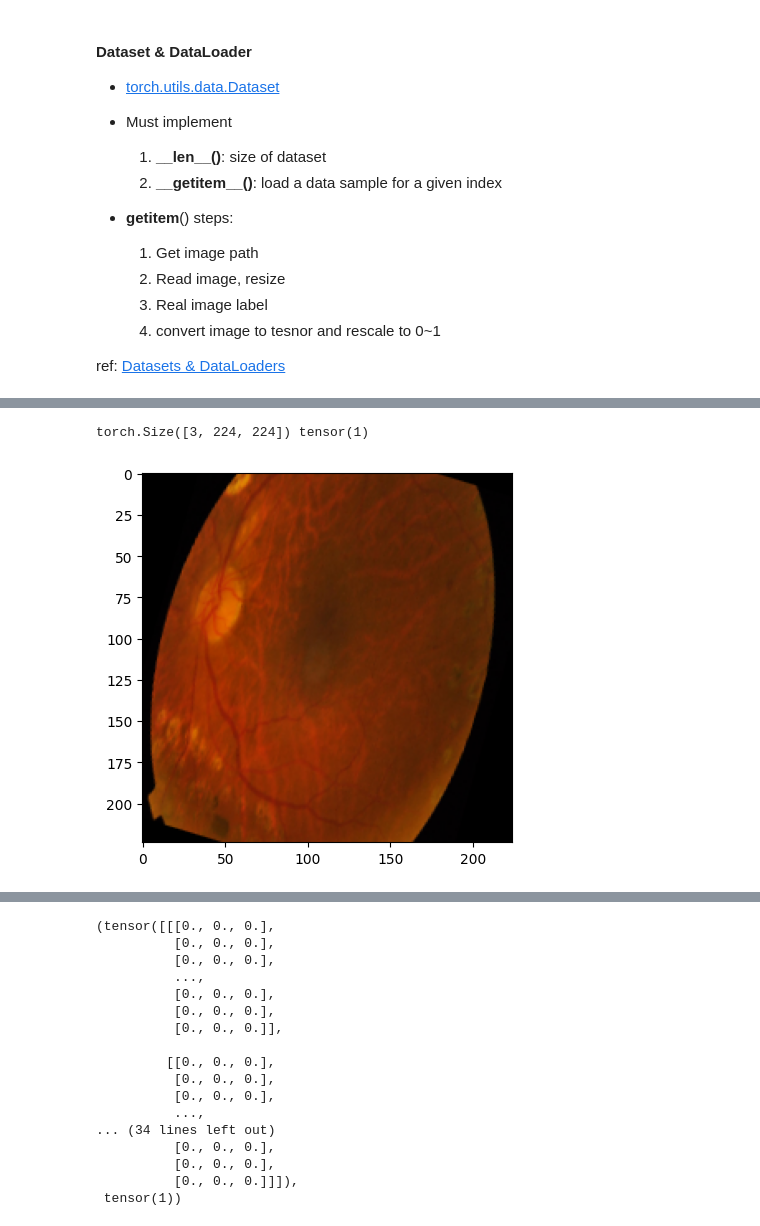
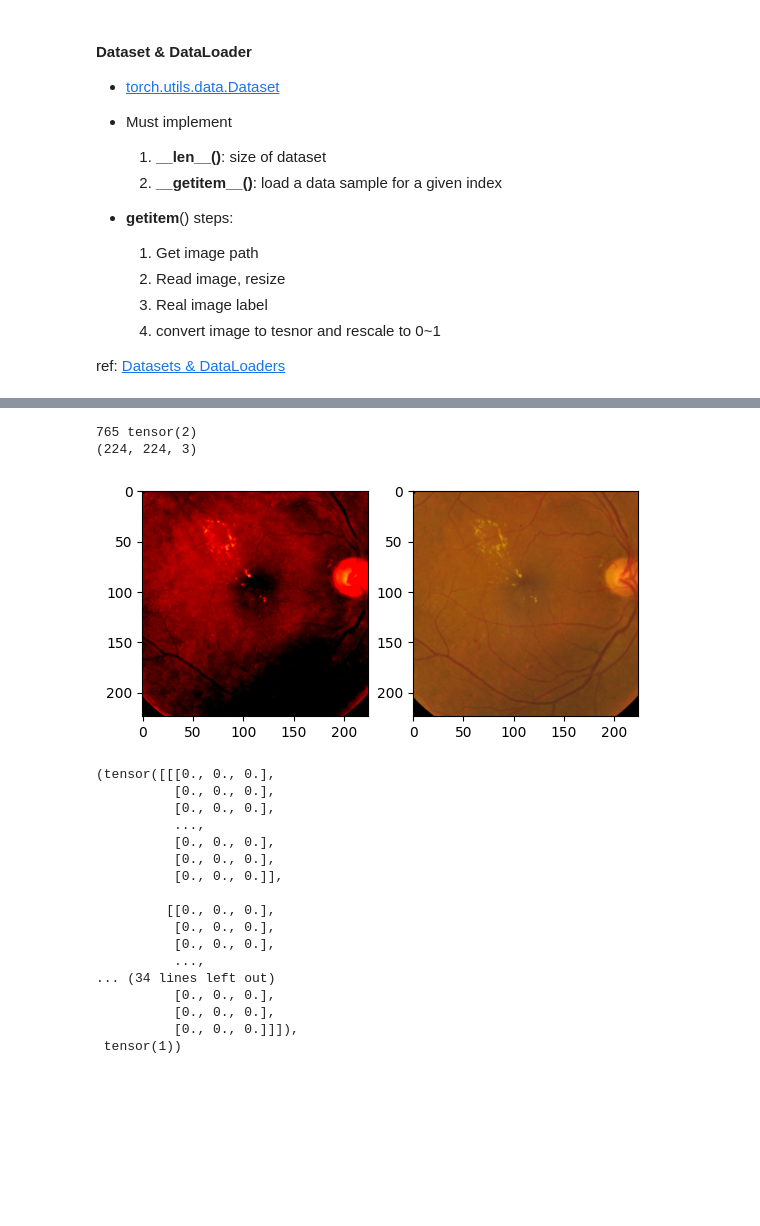
Before and after one commit to Wang-Chiawei/retina_CNN_practice, a Jupyter notebook: [HW]Retinopathy_classification.ipynb, the cells around one changed output, grey strips where cells are left out. Saved outputs shown, nothing was run; the diff lists cells and outputs as text; code cells hidden in the pictures; blank space fills up the shorter version.

```diff
--- a/[HW]Retinopathy_classification.ipynb
+++ b/[HW]Retinopathy_classification.ipynb
@@ -117,0 +123,3 @@ import imgaug as ia
+# %%
+transform = GoogLeNet_Weights.DEFAULT.transforms()
+transform
@@ -165,8 +203,8 @@ class Dataset(torch.utils.data.Dataset):
 # Build training and validation dataset
 df = pd.read_csv('kaggle_retina/train.csv')
 train_df, val_df = train_test_split(df, test_size=0.2, random_state=5566)
-train_ds = Dataset(paths, IMG_SIZE, train_df, aug=True)
-val_ds = Dataset(paths_test, IMG_SIZE, val_df,aug=False)
+train_ds = RetinaDataset(train_df, transform)
+val_ds = RetinaDataset(val_df, transform)
 # %%
 # Number of samples
 len(train_ds), len(val_ds)
@@ -179,13 +217,27 @@ BATCH_SIZE = 50
 train_loader = torch.utils.data.DataLoader(train_ds, BATCH_SIZE,
                                            shuffle=True)
 val_loader = torch.utils.data.DataLoader(val_ds, BATCH_SIZE)
-# %%
-img, label = train_ds[0]
-print(img.shape, label)
-
-img = img.permute(1, 2, 0) # (C, H, W) -> (H, W, C)
-plt.imshow(img)
-plt.show()
-# %% [output]
-torch.Size([3, 224, 224]) tensor(1)
-[figure, removed]
+# %%
+idx = np.random.randint(0, len(train_ds))
+img, label = train_ds[idx]
+print(idx, label)
+plt.subplot(1, 2, 1)
+plt.imshow(img.permute(1, 2, 0))
+
+# Convert back to original value
+img_raw = img.numpy().transpose(1, 2, 0) # (3, 256, 256) -> (256, 256, 3)
+mean = np.array([0.485, 0.456, 0.406])
+std = np.array([0.229, 0.224, 0.225])
+img_raw = std * img_raw + mean
+img_raw = np.clip(img_raw, 0, 1)
+print(img_raw.shape)
+plt.subplot(1, 2, 2)
+plt.imshow(img_raw)
+plt.show()
+# img, label = train_ds[0]
+# print(img.shape, label)
+
+# img = img.permute(1, 2, 0) # (C, H, W) -> (H, W, C)
+# plt.imshow(img)
+# plt.show()
+# %% [output]
@@ -192,3 +245,6 @@ torch.Size([3, 224, 224]) tensor(1)
+765 tensor(2)
+(224, 224, 3)
+[figure, added]
 # %%
 img, label
 # %% [output]
```
Also changed, not shown: parts of 29 cells of this notebook, 1 other file.
